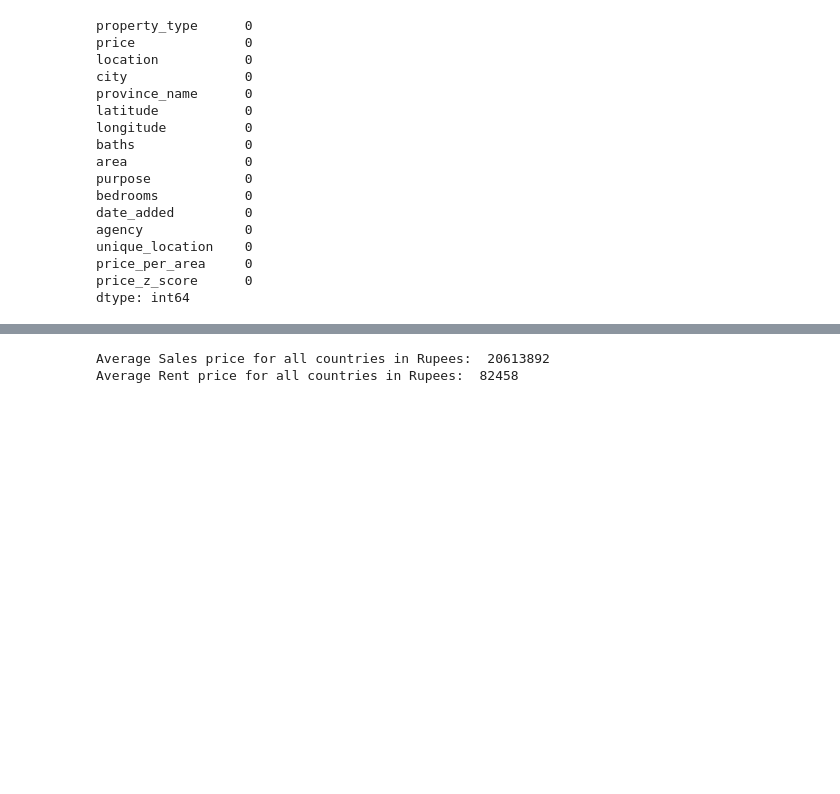
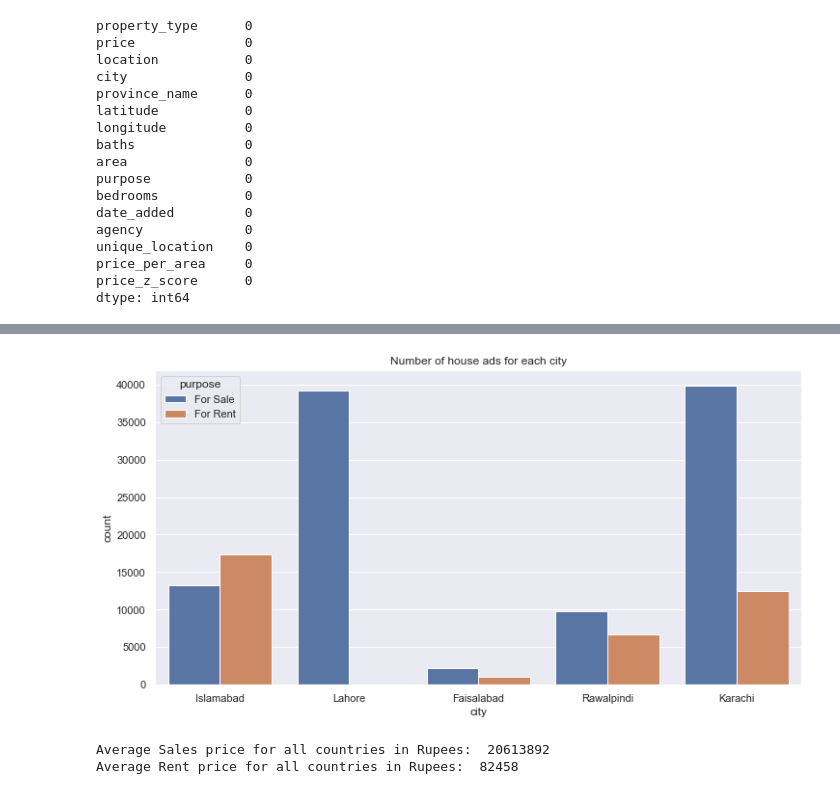
Before and after one commit to Faraz126/Zameen-Data-exploratory-Analysis, a Jupyter notebook: Hareem_EDA.ipynb, the cells around one changed output, grey strips where cells are left out. Saved outputs shown, nothing was run; the diff lists cells and outputs as text; code cells hidden in the pictures; blank space fills up the shorter version.

```diff
--- a/Hareem_EDA.ipynb
+++ b/Hareem_EDA.ipynb
@@ -166,3 +166,9 @@ Numer of houses ads in Karachi city: 52430
+# %%
+fig, ax = plt.subplots(figsize=(12,6))
+sns.countplot(x="city", data=pp_data,hue='purpose').set_title('Number of house ads for each city')
+plt.show()
+# %% [output]
+[figure, added]
 # %%
 for_sale = pp_data[pp_data['purpose'] == 'For Sale']
 for_rent = pp_data[pp_data['purpose'] == 'For Rent']
```
Also changed, not shown: parts of 12 cells of this notebook.
